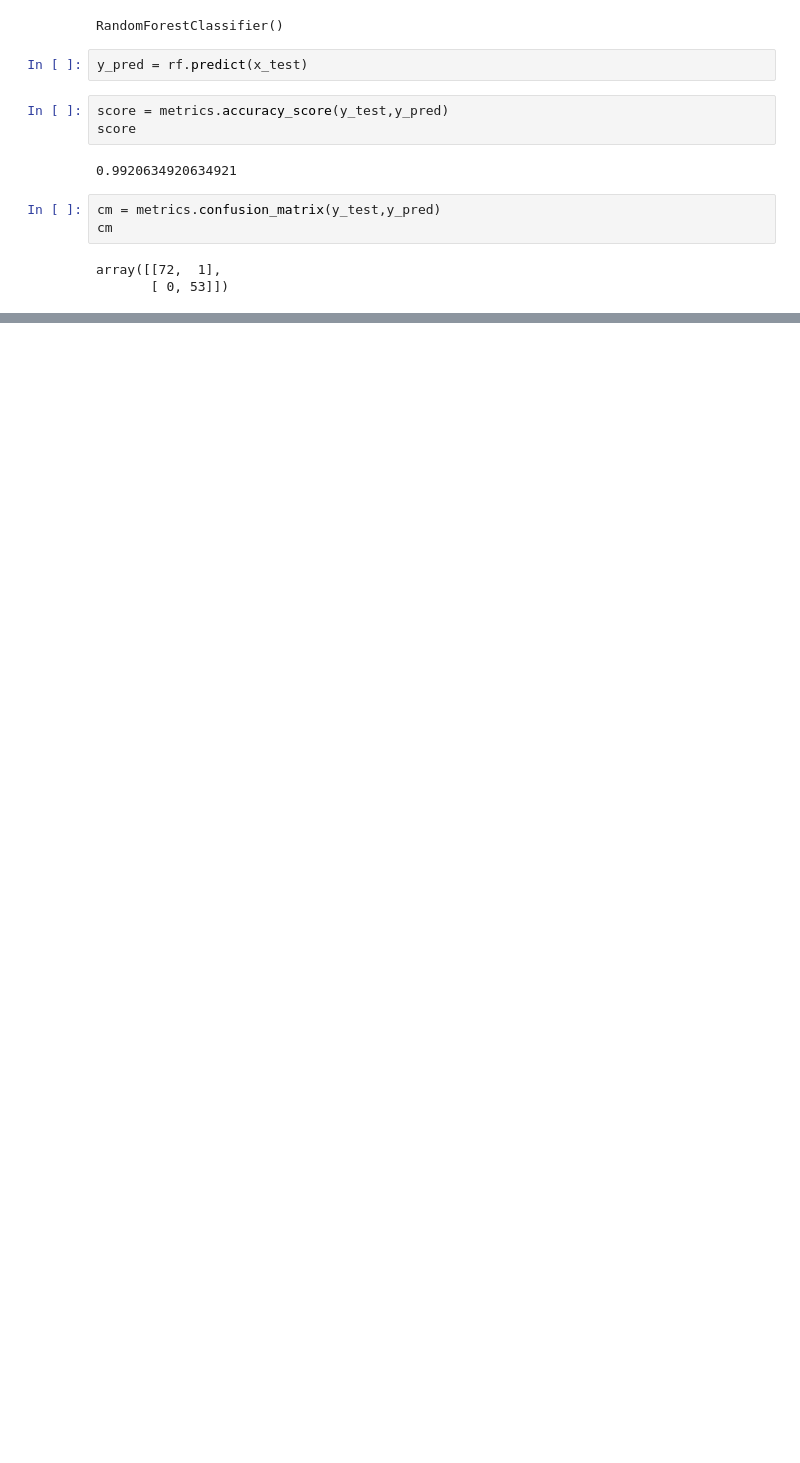
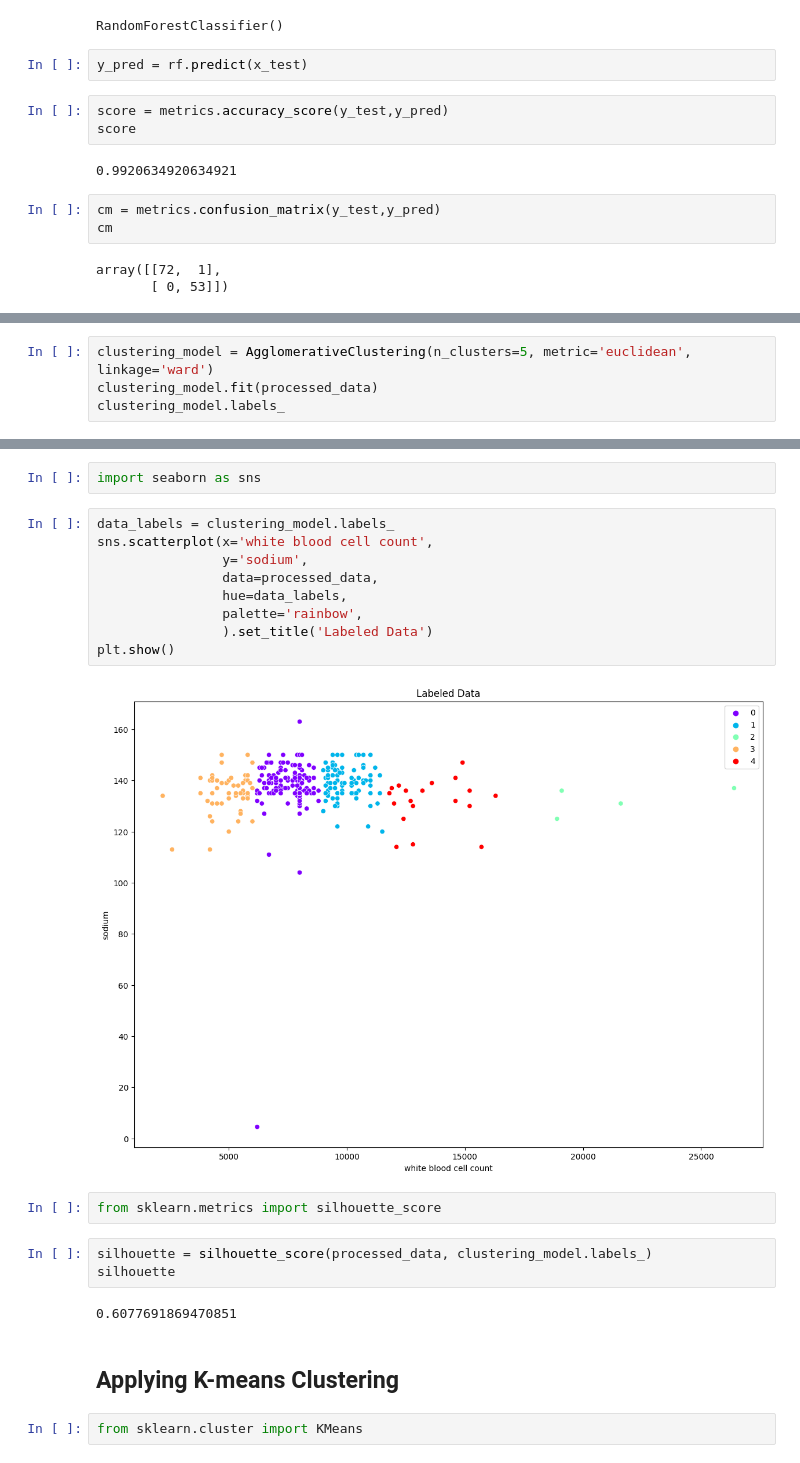
Before and after one commit to Ahmedfetni/checkpoints, a Jupyter notebook: final_ml_checkpoint/machine_learning.ipynb, the cells around one changed output, grey strips where cells are left out. Drawn from its saved outputs; the diff is of its cells as text; blank space fills up the shorter version.

```diff
--- a/final_ml_checkpoint/machine_learning.ipynb
+++ b/final_ml_checkpoint/machine_learning.ipynb
@@ -623,0 +706,4 @@ array([[72,  1],
+# %%
+clustering_model = AgglomerativeClustering(n_clusters=5, metric='euclidean', linkage='ward')
+clustering_model.fit(processed_data)
+clustering_model.labels_
@@ -623,0 +729,24 @@ array([[72,  1],
+# %%
+import seaborn as sns
+# %%
+data_labels = clustering_model.labels_
+sns.scatterplot(x='white blood cell count',
+                y='sodium',
+                data=processed_data,
+                hue=data_labels,
+                palette='rainbow',
+                ).set_title('Labeled Data')
+plt.show()
+# %% [output]
+[figure, added]
+# %%
+from sklearn.metrics import silhouette_score
+# %%
+silhouette = silhouette_score(processed_data, clustering_model.labels_)
+silhouette
+# %% [output]
+0.6077691869470851
+# %% [markdown]
+## Applying K-means Clustering
+# %%
+from sklearn.cluster import KMeans
```
Also changed, not shown: parts of 21 cells of this notebook.
